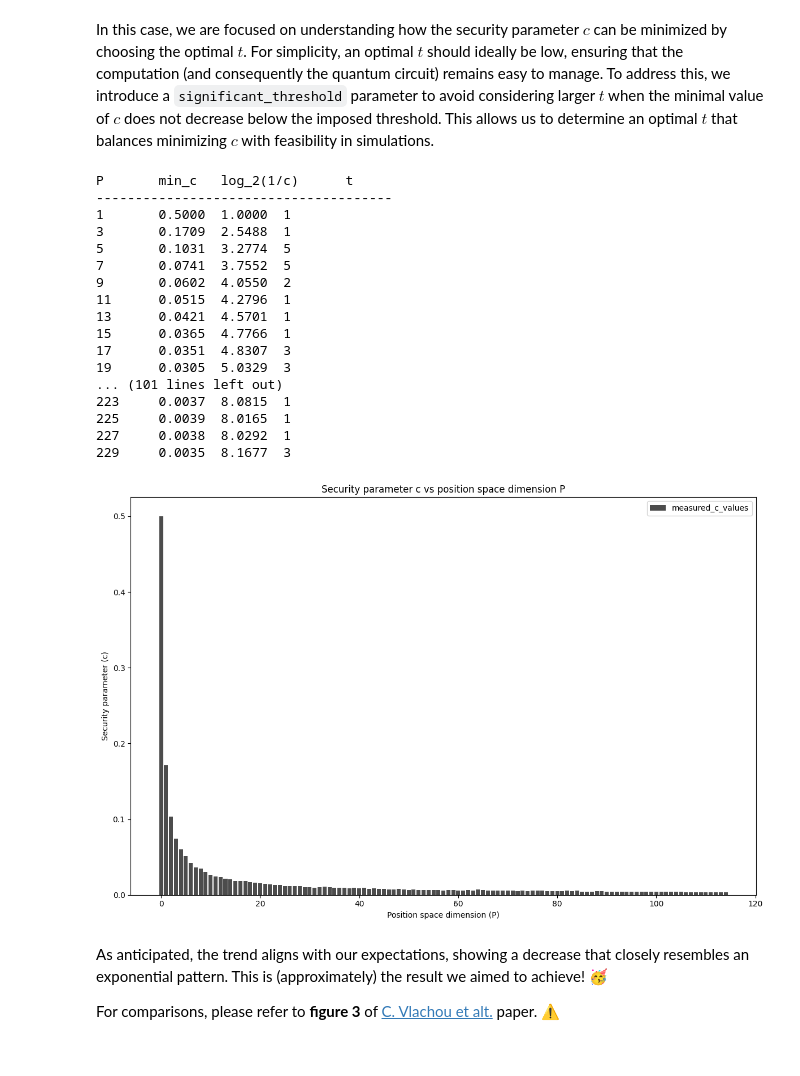
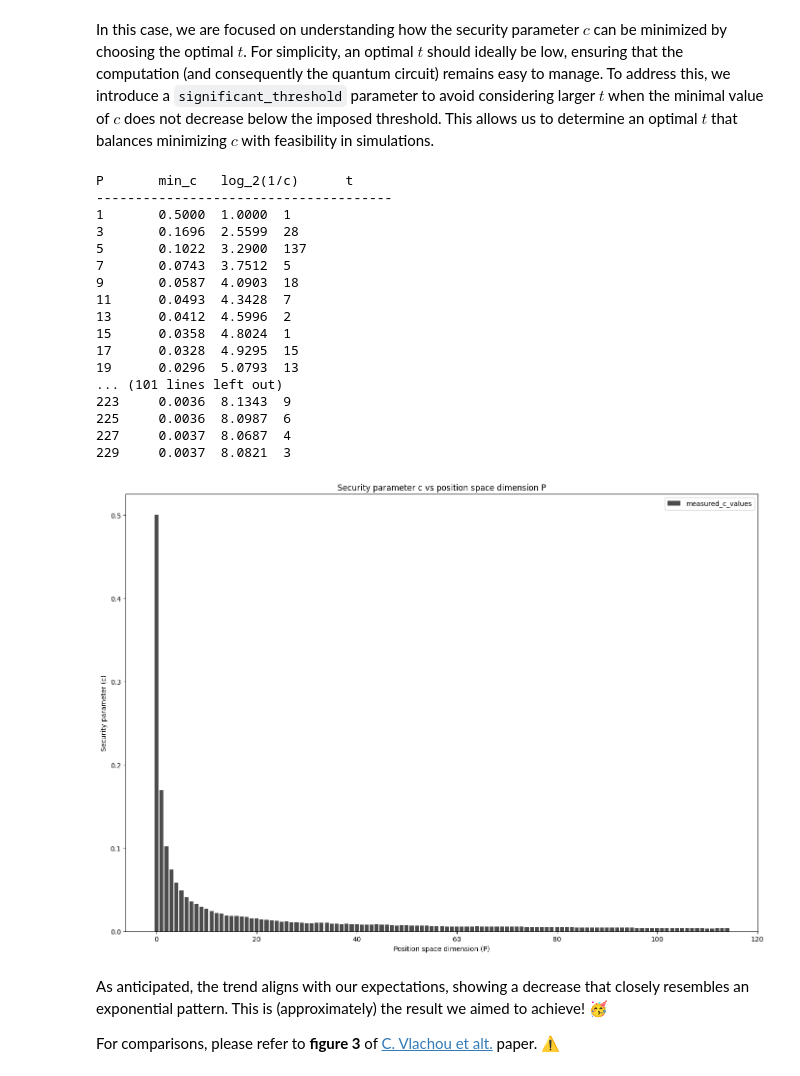
Before and after one commit to werefin/1W-QKD-Quantum-Walks, a Jupyter notebook: qrw_circles_hypercubes_c_analysis.ipynb, the cells around one changed output. Cells and saved outputs as stored; diff of their text form; code cells hidden in the pictures.

```diff
--- a/qrw_circles_hypercubes_c_analysis.ipynb
+++ b/qrw_circles_hypercubes_c_analysis.ipynb
@@ -600,8 +601,8 @@ class QRW_Circle_P(QRW_Reg):
 Let's explore an example to verify if our concept is implemented correctly. The expected outcome is a circuit composed of a series of controlled gates and rotations, enabling position shifts as previously defined. Additionally, the probability distribution across all possible states should be approximately uniform (or at least resemble uniformity).
 # %%
 # Test QRW on a circle with 2*P positions
-qrw = QRW_Circle_P(P=11,
-                   step=2,
+qrw = QRW_Circle_P(P=3,
+                   step=1,
                    coin_type="generic_rotation",
                    F="I",
                    phi=0,
@@ -718,8 +709,8 @@ In this case, we are focused on understanding how the security parameter $c$ can
 P_values = list(range(1, 230, 2))
 results = [] # store (P, c, log_inv_c, optimal_t) values
 # Parameters
+phi = 0
 theta = np.pi / 4
-phi = 0
 shots = 10000
 print("P\tmin_c\tlog_2(1/c)\tt")
 print("-" * 38)
@@ -731,7 +722,7 @@ for P in P_values:
         t_range = range(1, 50000)
     min_c = 0.5
     optimal_t = 1
-    significant_threshold = 1e-03 # define a threshold for significant change in c
+    significant_threshold = 1e-04 # define a threshold for significant change in c
     # Search for optimal t
     previous_c = 1 # start with a value larger than any c
     for t in t_range:
@@ -757,39 +748,39 @@ for P in P_values:
 P       min_c   log_2(1/c)      t
 --------------------------------------
 1       0.5000  1.0000  1
-3       0.1709  2.5488  1
-5       0.1031  3.2774  5
-7       0.0741  3.7552  5
-9       0.0602  4.0550  2
-11      0.0515  4.2796  1
-13      0.0421  4.5701  1
-15      0.0365  4.7766  1
-17      0.0351  4.8307  3
-19      0.0305  5.0329  3
+3       0.1696  2.5599  28
+5       0.1022  3.2900  137
+7       0.0743  3.7512  5
+9       0.0587  4.0903  18
+11      0.0493  4.3428  7
+13      0.0412  4.5996  2
+15      0.0358  4.8024  1
+17      0.0328  4.9295  15
+19      0.0296  5.0793  13
 ... (101 lines left out)
-223     0.0037  8.0815  1
-225     0.0039  8.0165  1
-227     0.0038  8.0292  1
-229     0.0035  8.1677  3
+223     0.0036  8.1343  9
+225     0.0036  8.0987  6
+227     0.0037  8.0687  4
+229     0.0037  8.0821  3
 # %%
 # Extract P values and their associated probabilities
 P_vals = [p for p, c, _, _ in results]
 probs = [c for p, c, _, _ in results]
 # Create figure
-plt.figure(figsize=(12, 8))
+plt.figure(figsize=(14, 10))
 # Create bar plot
 bars = plt.bar(range(len(P_vals)), probs, width=0.8, color='black', alpha=0.7, label='measured_c_values')
 # Customize plot
 plt.title('Security parameter c vs position space dimension P')
 plt.xlabel('Position space dimension (P)')
 plt.ylabel('Security parameter (c)')
 plt.grid(False)
 plt.legend()
 # Adjust layout to prevent label cutoff
 plt.tight_layout()
 plt.show()
 # %% [output]
-[figure, old version]
+[figure, new version]
 # %% [markdown]
 As anticipated, the trend aligns with our expectations, showing a decrease that closely resembles an exponential pattern. This is (approximately) the result we aimed to achieve! 🥳
 
```
Also changed, not shown: parts of 15 cells of this notebook, 2 other files.
